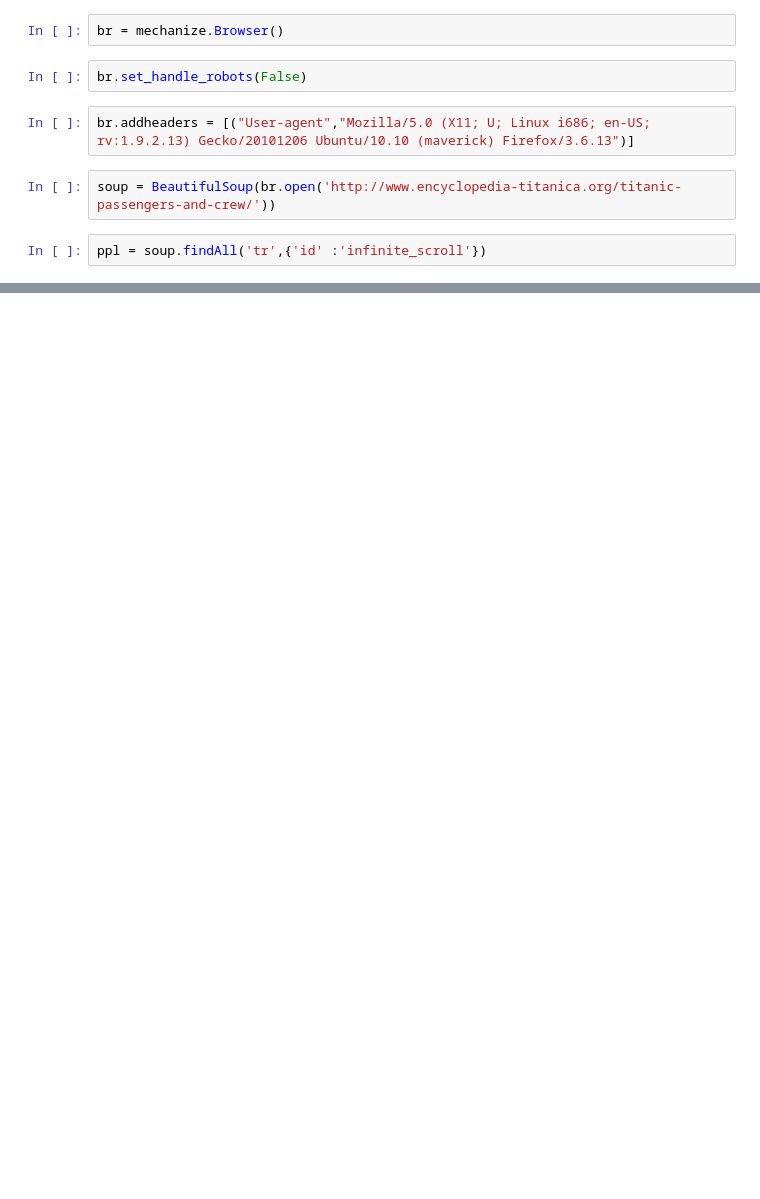
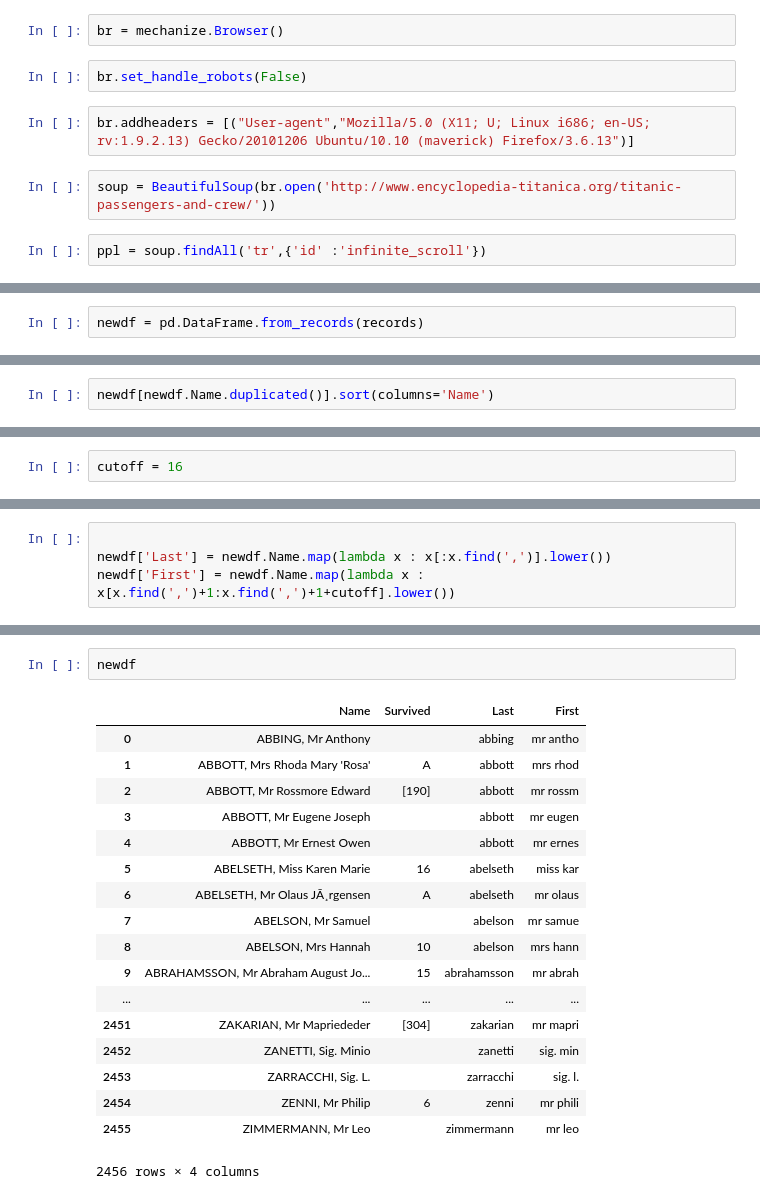
Before and after one commit to domspad/titanic_challenge, a Jupyter notebook: ipynbs/scraping_full_dataset.ipynb, the cells around one changed output, grey strips where cells are left out. Drawn from its saved outputs; the diff is of its cells as text; blank space fills up the shorter version.

```diff
--- a/ipynbs/scraping_full_dataset.ipynb
+++ b/ipynbs/scraping_full_dataset.ipynb
@@ -38,0 +55,2 @@ ZIMMERMANN, Mr Leo
+# %%
+newdf = pd.DataFrame.from_records(records)
@@ -38,0 +119,2 @@ ZIMMERMANN, Mr Leo
+# %%
+newdf[newdf.Name.duplicated()].sort(columns='Name')
@@ -38,0 +135,2 @@ ZIMMERMANN, Mr Leo
+# %%
+cutoff = 16
@@ -38,0 +140,4 @@ ZIMMERMANN, Mr Leo
+# %%
+
+newdf['Last'] = newdf.Name.map(lambda x : x[:x.find(',')].lower())
+newdf['First'] = newdf.Name.map(lambda x : x[x.find(',')+1:x.find(',')+1+cutoff].lower())
@@ -38,0 +240,21 @@ ZIMMERMANN, Mr Leo
+# %%
+newdf
+# %% [output]
+|  | Name | Survived | Last | First |
+| 0 | ABBING, Mr Anthony |  | abbing | mr antho |
+| 1 | ABBOTT, Mrs Rhoda Mary 'Rosa' | A | abbott | mrs rhod |
+| 2 | ABBOTT, Mr Rossmore Edward | [190] | abbott | mr rossm |
+| 3 | ABBOTT, Mr Eugene Joseph |  | abbott | mr eugen |
+| 4 | ABBOTT, Mr Ernest Owen |  | abbott | mr ernes |
+| 5 | ABELSETH, Miss Karen Marie | 16 | abelseth | miss kar |
+| 6 | ABELSETH, Mr Olaus JÃ¸rgensen | A | abelseth | mr olaus |
+| 7 | ABELSON, Mr Samuel |  | abelson | mr samue |
+| 8 | ABELSON, Mrs Hannah | 10 | abelson | mrs hann |
+| 9 | ABRAHAMSSON, Mr Abraham August Jo... | 15 | abrahamsson | mr abrah |
+| ... | ... | ... | ... | ... |
+| 2451 | ZAKARIAN, Mr Mapriededer | [304] | zakarian | mr mapri |
+| 2452 | ZANETTI, Sig. Minio |  | zanetti | sig. min |
+| 2453 | ZARRACCHI, Sig. L. |  | zarracchi | sig. l. |
+| 2454 | ZENNI, Mr Philip | 6 | zenni | mr phili |
+| 2455 | ZIMMERMANN, Mr Leo |  | zimmermann | mr leo |
+2456 rows × 4 columns
```
Also changed, not shown: parts of 24 cells of this notebook.
